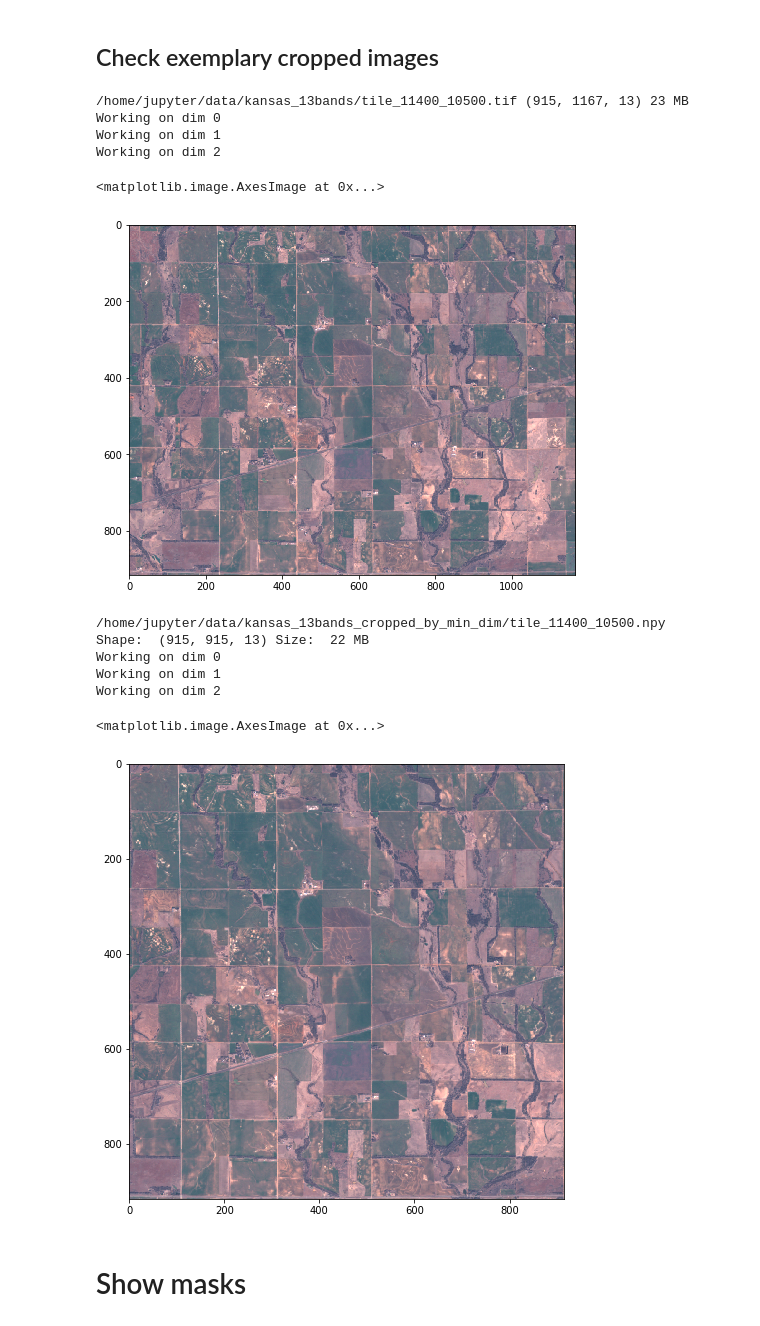
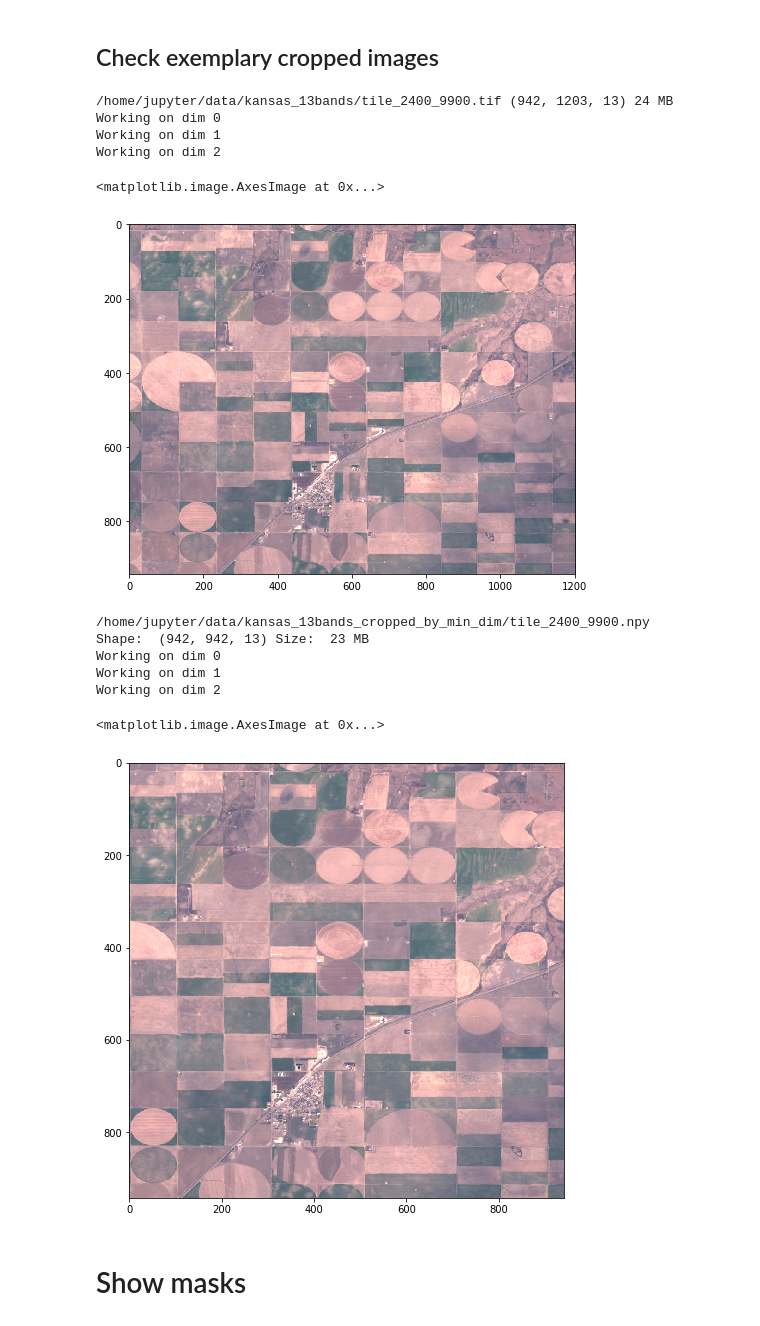
Before and after one commit to AHMEDALOLAWYI/World-Food-Program-, a Jupyter notebook: task_model_unet/13bands_preproc/13band_files_cropping.ipynb, the cells around one changed output. Cells and saved outputs as stored; diff of their text form; code cells hidden in the pictures.

```diff
--- a/task_model_unet/13bands_preproc/13band_files_cropping.ipynb
+++ b/task_model_unet/13bands_preproc/13band_files_cropping.ipynb
@@ -44,10 +54,12 @@ def center_crop_allbands(img, new_width=64, new_height=None):
     #print(f'left {left}, right {right}, top {top}, bottom {bottom}')
 
 
-
-    #center_cropped_img = img[top:bottom,left:right,:]
-    # for 2D mask images
-    center_cropped_img = img[top:bottom,left:right]
+    # for 13 bands images:
+    if(MASKS_PROCESSING==False):
+        center_cropped_img = img[top:bottom,left:right,:]
+    else:
+        # for 2D mask images
+        center_cropped_img = img[top:bottom,left:right]
 
 
     assert((center_cropped_img.shape[0] == new_height) and (center_cropped_img.shape[1] == new_width))
@@ -73,26 +85,8 @@ def crop_on_img_allbands(filename, path_target, size=64):
 # %%
 %%time
 
-# path_source = '/home/jupyter/data/WFP_Nepal_13Bands_Scale10/'
-
-# for 13band files
-#path_source = '/home/jupyter/data/kansas_13bands/'
-# for cropping masks:
-#path_source_masks = '/home/jupyter/data/kansas_masks_2016/'
-
-# 64, 256, 500
-size = 500
-
-# Cropping 13 bands images
-# path_source = '/home/jupyter/data/kansas_13bands/'
-# path_target = '/home/jupyter/data/kansas_13bands_cropped_by_min_dim/'
-
-# Cropping masks
-path_source = '/home/jupyter/data/kansas_masks_2016/'
-path_target = '/home/jupyter/data/kansas_masks_2016_cropped_by_min_dim/'
-
-# get masks names in order to generate cropped files only for existing mask files.
-# mask_files = [f for f in listdir(path_source_masks) if isfile(join(path_source_masks, f))]
+# now, i'm resizing dynamically every tif to max square shape by cropping to min rectangular dimension
+# size = 64 #, 256, 500
 
 # recreate the dir for given cropped format
 if os.path.exists(path_target):
@@ -107,7 +101,7 @@ if LAUNCH:
         if r != path_source:
             break
         print(f'In directory {r}: {len(f)} files')
-        for file in f[:10]:
+        for file in f:
 
             print(f'{i} working on img {path_source+file}')
             image = Path(path_source+file)
@@ -137,7 +131,7 @@ def visualize_all_bands(raw, bands=[3,2,1], min_map=0, max_map=2000, nmin=0, nma
     return seg.astype(int)
 # %%
 path_source = '/home/jupyter/data/kansas_13bands/'
-filename = 'tile_11400_10500.tif'
+filename = 'tile_2400_9900.tif'
 
 raw = io.imread(path_source  + filename)
 
@@ -145,31 +139,31 @@ print(path_source + filename, raw.shape, round(os.path.getsize(path_source + fil
 
 imshow(visualize_all_bands(raw))
 # %% [output]
-/home/jupyter/data/kansas_13bands/tile_11400_10500.tif (915, 1167, 13) 23 MB
+/home/jupyter/data/kansas_13bands/tile_2400_9900.tif (942, 1203, 13) 24 MB
 Working on dim 0
 Working on dim 1
 Working on dim 2
 <matplotlib.image.AxesImage at 0x...>
-[figure, old version]
+[figure, new version]
 # %%
 path_target = '/home/jupyter/data/kansas_13bands_cropped_by_min_dim/'
-filename = 'tile_11400_10500.npy'
+filename = 'tile_2400_9900.npy'
 
 print(path_target + filename.replace('.tif', '.npy'))
 
 cropped = np.load(path_target + filename.replace('.tif', '.npy'))
 
 print('Shape: ', cropped.shape, 'Size: ', round(os.path.getsize(path_target + '/' + filename.replace('.tif', '.npy'))*1e-6), 'MB')
 
 imshow(visualize_all_bands(cropped))
 # %% [output]
-/home/jupyter/data/kansas_13bands_cropped_by_min_dim/tile_11400_10500.npy
-Shape:  (915, 915, 13) Size:  22 MB
+/home/jupyter/data/kansas_13bands_cropped_by_min_dim/tile_2400_9900.npy
+Shape:  (942, 942, 13) Size:  23 MB
 Working on dim 0
 Working on dim 1
 Working on dim 2
 <matplotlib.image.AxesImage at 0x...>
-[figure, old version]
+[figure, new version]
 # %% [markdown]
 # Show masks
 # %%
```
Also changed, not shown: parts of 3 cells of this notebook, 2 other files.
